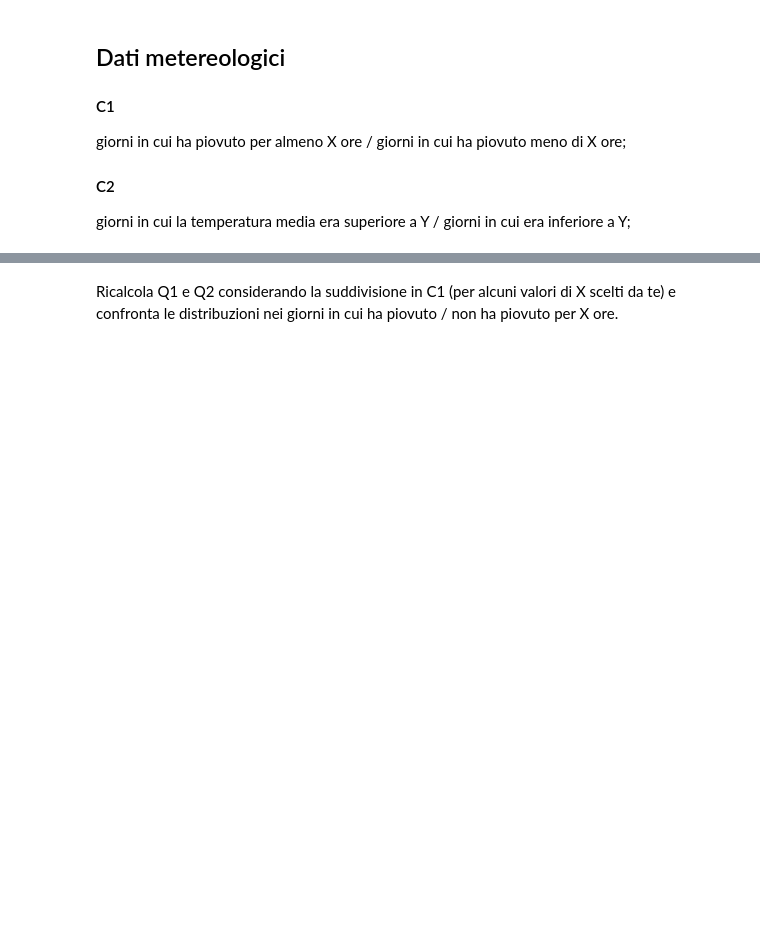
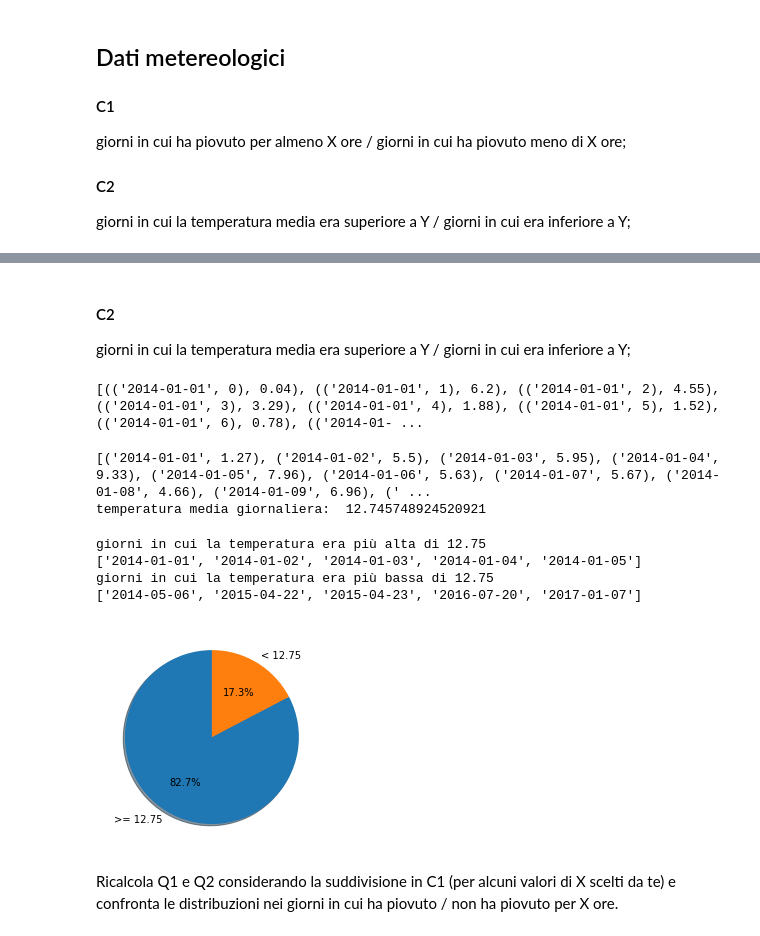
Before and after one commit to 4nnina/bigData_project, a Jupyter notebook: consegna.ipynb, the cells around one changed output, grey strips where cells are left out. Cells and saved outputs as stored; diff of their text form; code cells hidden in the pictures; blank space fills up the shorter version.

```diff
--- a/consegna.ipynb
+++ b/consegna.ipynb
@@ -237,3 +333,69 @@ giorni in cui la temperatura media era superiore a Y / giorni in cui era inferio
+# %% [markdown]
+
+#### C2
+
+giorni in cui la temperatura media era superiore a Y / giorni in cui era inferiore a Y;
+# %%
+def verify_hour(ora):
+    try:
+        if int(ora.split('.')[0])<24:
+            return True
+        return False
+    except:
+        return False
+
+#temperaturra media oraria
+group_h = data_weather.filter(lambda x: verify_hour(x[1]))\
+                    .map(lambda x: ((x[0],int(x[1].split('.')[0])),x[2]) )\
+                    .reduceByKey(lambda a,b : round((a + b)/2, 2))\
+                    .sortByKey()
+
+print(group_h.take(28))
+# %% [output]
+[(('2014-01-01', 0), 0.04), (('2014-01-01', 1), 6.2), (('2014-01-01', 2), 4.55), (('2014-01-01', 3), 3.29), (('2014-01-01', 4), 1.88), (('2014-01-01', 5), 1.52), (('2014-01-01', 6), 0.78), (('2014-01- ...
+# %%
+#temperaturra media giornaliera
+day_t_mean = group_h.map(lambda x: (x[0][0],x[1]))\
+                    .reduceByKey(lambda a,b : round((a + b)/2, 2))\
+                    .sortByKey()
+print(day_t_mean.take(35))
+
+mean_t = day_t_mean.map(lambda x: x[1]).mean()
+print('temperatura media giornaliera: ', mean_t)
+# %% [output]
+[('2014-01-01', 1.27), ('2014-01-02', 5.5), ('2014-01-03', 5.95), ('2014-01-04', 9.33), ('2014-01-05', 7.96), ('2014-01-06', 5.63), ('2014-01-07', 5.67), ('2014-01-08', 4.66), ('2014-01-09', 6.96), (' ...
+temperatura media giornaliera:  12.745748924520921
+# %%
+Y_t = round(mean_t,2)
+
+over_Y = day_rain.filter(lambda x: x[1] >= Y_t).map(lambda x: x[0])
+
+under_Y = day_rain.filter(lambda x: x[1] < Y_t).map(lambda x: x[0])
+
+print('giorni in cui la temperatura era più alta di {} '.format(Y_t))
+print(over_Y.take(5))
+
+print('giorni in cui la temperatura era più bassa di {} '.format(Y_t))
+print(under_Y.take(5))
+# %% [output]
+giorni in cui la temperatura era più alta di 12.75
+['2014-01-01', '2014-01-02', '2014-01-03', '2014-01-04', '2014-01-05']
+giorni in cui la temperatura era più bassa di 12.75
+['2014-05-06', '2015-04-22', '2015-04-23', '2016-07-20', '2017-01-07']
+# %%
+import matplotlib.pyplot as plt
+
+labels = '>= {}'.format(Y_t), '< {}'.format(Y_t)
+sizes = [over_Y.count(),under_Y.count()]
+
+fig1, ax1 = plt.subplots()
+ax1.pie(sizes, labels=labels, autopct='%1.1f%%',
+        shadow=True, startangle=90)
+#ax1.axis('equal')  # Equal aspect ratio ensures that pie is drawn as a circle.
+
+plt.show()
+# %% [output]
+[figure, added]
 # %% [markdown]
 Ricalcola Q1 e Q2 considerando la suddivisione in C1 (per alcuni valori di X scelti da te) e confronta le distribuzioni nei giorni in cui ha piovuto / non ha piovuto per X ore.
 # %% [markdown]
```
Also changed, not shown: parts of 11 cells of this notebook.
